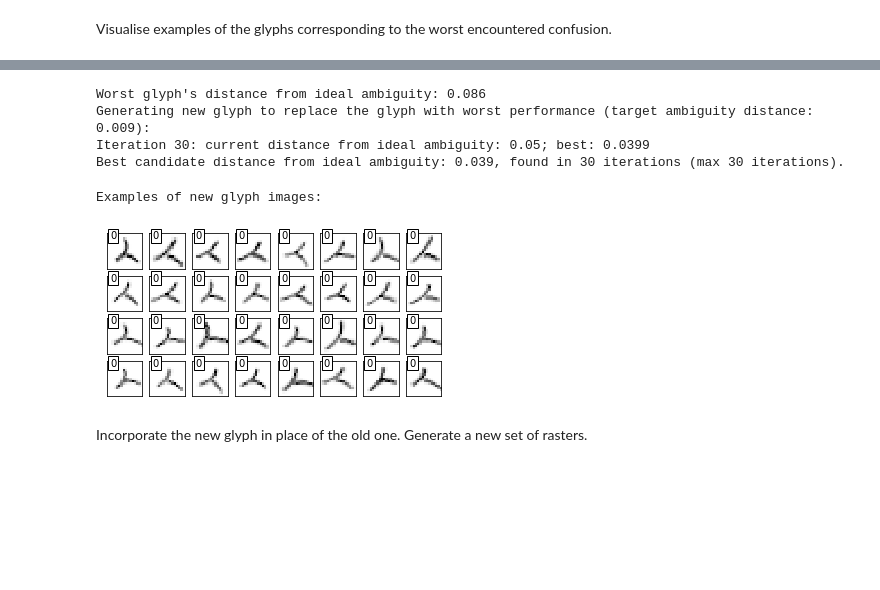
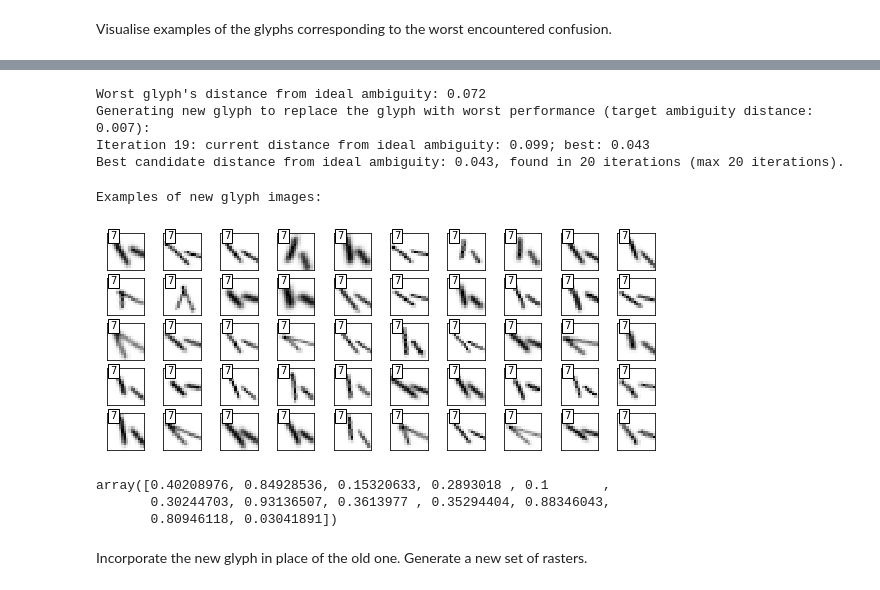
Before and after one commit to alexdukhno/littleglyphs, a Jupyter notebook: littleglyphs-example.ipynb, the cells around one changed output, grey strips where cells are left out. Saved outputs shown, nothing was run; the diff lists cells and outputs as text; code cells hidden in the pictures; blank space fills up the shorter version.

Commit message:
Refactor the new glyph generation logic in the example notebook.

```diff
--- a/littleglyphs-example.ipynb
+++ b/littleglyphs-example.ipynb
@@ -345,10 +377,10 @@ Note that this __does not necessarily__ select for a glyph that is the most _dis
 # %%
-best_ambiguity = N_classes # an impossibly big value
+best_ambiguity = N_classes # an impossibly high value for ambiguity distance
 ideal_ambiguity_probability = np.ones(N_classes) * (1/N_classes)
 worst_glyph_ambiguity = np.sum((prob_conf_ent_matrix[worst_class_index] - ideal_ambiguity_probability)**2)
 
 new_candidate_glyph_ambiguity_threshold = worst_glyph_ambiguity / 10
-new_candidate_glyph_ambiguity_maxiter = 30
+new_candidate_glyph_ambiguity_maxiter = 20
 
 print(
     'Worst glyph\'s distance from ideal ambiguity: '+
@@ -360,28 +392,27 @@ print(
     str(np.around(new_candidate_glyph_ambiguity_threshold,decimals=3))+
     '):'
 )
+
 i = 0
 while (
     (i < new_candidate_glyph_ambiguity_maxiter) and
     (best_ambiguity > new_candidate_glyph_ambiguity_threshold)
 ):
+    new_candidate_glyph = makeRandomGlyph(worst_class_index)
 
-    i = i + 1
+    new_glyph_perm_list = lilg.GlyphList([new_candidate_glyph])
+    new_glyph_perm_list = new_glyph_perm_list.permuted(permutation_strength, N_glyph_permutations)
 
-    new_candidate_glyph = lilg.generate_single_glyph(N_strokes)
-
-    new_glyph_variation_imgs = np.zeros((
-        N_variations_per_glyph,
-        imgsize, imgsize))
-
-    new_glyph_variation_imgs = lilg.generate_glyph_variation_images(new_candidate_glyph,
-        N_glyph_permutations,    permutation_strength,
-        N_glyph_img_distortions,  imgsize,   blur_factor,
-        rotat_distort_max,  shear_distort_max,  scale_distort_max
+    new_glyph_rasters = new_glyph_perm_list.render(
+        (imgsize,imgsize),
+        blur_factor=blur_factor,randomize_blur=True,random_blur_extent=2
     )
 
-    X_new = lilg.prep_data_for_CNN_model(new_glyph_variation_imgs,imgsize)
-    Y_new_predicted = model.predict(X_new, batch_size=128)
+    new_glyph_rasters = new_glyph_rasters.distorted(distorter, N_glyph_raster_distortions)
+
+    X_new = new_glyph_rasters.rasters
+    X_new_conv = lilgcls.prep_data_for_CNN_model(X_new,imgsize)
+    Y_new_predicted = model.predict(X_new_conv, batch_size=128)
 
     Y_new_mean_class_probability = Y_new_predicted.mean(axis=0)
     #print('Candidate for new glyph - average classification:')
@@ -395,8 +426,8 @@ while (
 
     if best_ambiguity>total_distance_from_ideal_ambiguity:
         best_ambiguity = total_distance_from_ideal_ambiguity
-        best_new_candidate_glyph = new_candidate_glyph.copy()
-        best_glyph_variation_imgs = new_glyph_variation_imgs.copy()
+        best_new_candidate_glyph = copy.deepcopy(new_candidate_glyph)
+        best_new_glyph_rasters = copy.deepcopy(new_glyph_rasters)
 
     print(
         '\rIteration ' + str(i) + ': '+
@@ -407,37 +438,43 @@ while (
         end=''
     )
 
+    i = i + 1
+
 
 new_candidate_glyph = best_new_candidate_glyph
-new_glyph_variation_imgs = best_glyph_variation_imgs
+new_glyph_rasters = best_new_glyph_rasters
 print()
 print(
     'Best candidate distance from ideal ambiguity: '+str(np.around(best_ambiguity, decimals=3))+
     ', found in '+str(i)+' iterations (max '+str(new_candidate_glyph_ambiguity_maxiter)+' iterations).'
 )
 # %% [output]
-Worst glyph's distance from ideal ambiguity: 0.086
-Generating new glyph to replace the glyph with worst performance (target ambiguity distance: 0.009):
-Iteration 30: current distance from ideal ambiguity: 0.05; best: 0.0399
-Best candidate distance from ideal ambiguity: 0.039, found in 30 iterations (max 30 iterations).
+Worst glyph's distance from ideal ambiguity: 0.072
+Generating new glyph to replace the glyph with worst performance (target ambiguity distance: 0.007):
+Iteration 19: current distance from ideal ambiguity: 0.099; best: 0.043
+Best candidate distance from ideal ambiguity: 0.043, found in 20 iterations (max 20 iterations).
 # %%
 print('Examples of new glyph images:')
-N_images_to_show = 32
+N_images_to_show = 50
 
-random_indices = np.arange(len(new_glyph_variation_imgs))
+random_indices = np.arange(len(new_glyph_rasters))
 np.random.shuffle(random_indices)
-vis_imgs = new_glyph_variation_imgs[random_indices[:N_images_to_show]]
-vis_categories = np.zeros(N_images_to_show)
+vis_imgs = new_glyph_rasters[random_indices[0:N_images_to_show]]
+vis_categories = new_glyph_rasters.categories[random_indices[0:N_images_to_show]]
 
-fig, _ = luws.visualize_img_array(vis_imgs,vis_categories,N_images_to_show,
-                             figsize=(6,3),
-                            )
+_ = lilgplt.visualize_img_array(vis_imgs,vis_categories,N_images_to_show,figsize=(10,4))
 plt.show()
 
 # fig.savefig('./results/test.png',bbox_inches='tight')
 # %% [output]
 Examples of new glyph images:
-[figure, old version]
+[figure, new version]
+# %%
+new_candidate_glyph.features[0].values
+# %% [output]
+array([0.40208976, 0.84928536, 0.15320633, 0.2893018 , 0.1       ,
+       0.30244703, 0.93136507, 0.3613977 , 0.35294404, 0.88346043,
+       0.80946118, 0.03041891])
 # %% [markdown]
 Incorporate the new glyph in place of the old one. Generate a new set of rasters.
 # %%
```
Also changed, not shown: parts of 15 cells of this notebook.
